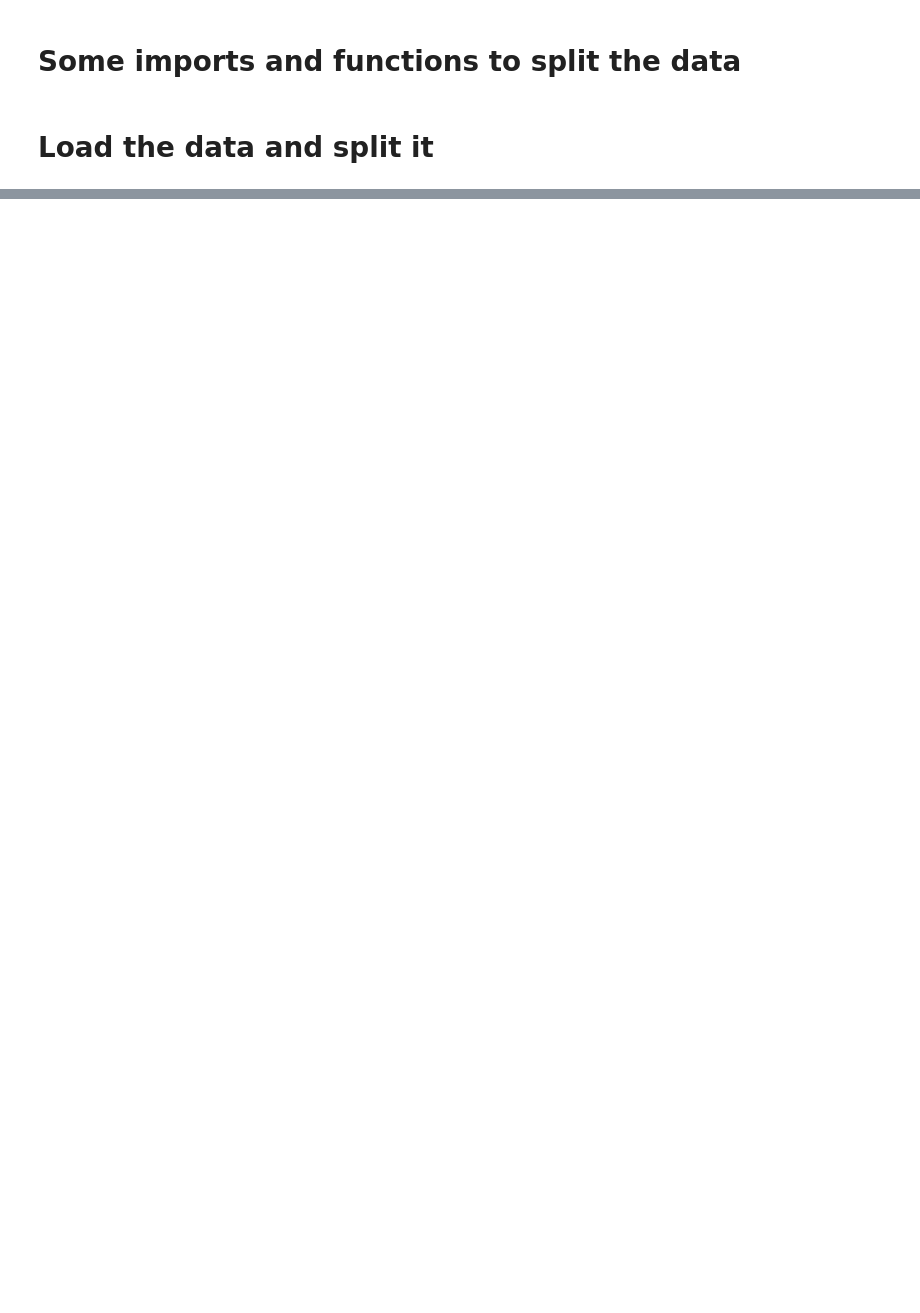
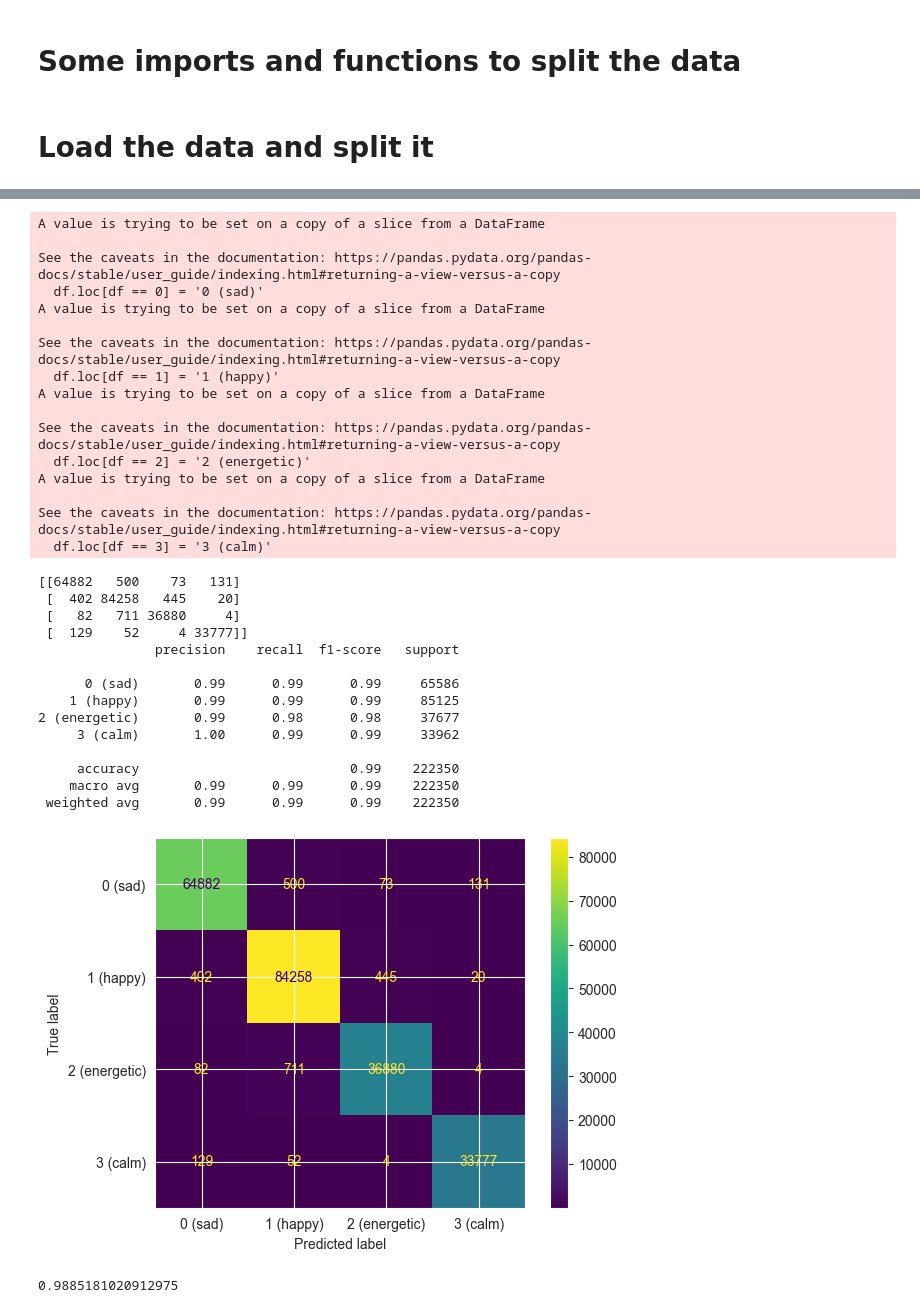
Before and after one commit to mr-perseus/ML-hacking-day, a Jupyter notebook: part-2-ml.ipynb, the cells around one changed output, grey strips where cells are left out. Cells and saved outputs as stored; diff of their text form; code cells hidden in the pictures; blank space fills up the shorter version.

```diff
--- a/part-2-ml.ipynb
+++ b/part-2-ml.ipynb
@@ -300,0 +440,57 @@ Fitting 3 folds for each of 3 candidates, totalling 9 fits
+# %%
+spotify_data_test_original = pd.read_csv(os.path.join('data', '278_labelled_uri_train.csv'))
+
+spotify_data_test = spotify_data_original.copy()
+
+spotify_data_test.loc[spotify_data_test['labels'] == 0, 'labels'] = '0 (sad)'
+spotify_data_test.loc[spotify_data_test['labels'] == 1, 'labels'] = '1 (happy)'
+spotify_data_test.loc[spotify_data_test['labels'] == 2, 'labels'] = '2 (energetic)'
+spotify_data_test.loc[spotify_data_test['labels'] == 3, 'labels'] = '3 (calm)'
+
+X_val = spotify_data_test.drop('labels', axis=1)
+y_val = spotify_data_test['labels']
+
+rename_labels(y_val)
+X_val.drop(columns=["uri", "Unnamed: 0", "Unnamed: 0.1", "Unnamed: 0.2"], inplace=True)
+
+y_test_pred = random_forest_pipeline.predict(X_val)
+print(confusion_matrix(y_val, y_test_pred))
+print(classification_report(y_val, y_test_pred))
+ConfusionMatrixDisplay.from_predictions(y_val, y_test_pred)
+plt.show()
+# %% [output]
+A value is trying to be set on a copy of a slice from a DataFrame
+
+See the caveats in the documentation: https://pandas.pydata.org/pandas-docs/stable/user_guide/indexing.html#returning-a-view-versus-a-copy
+  df.loc[df == 0] = '0 (sad)'
+A value is trying to be set on a copy of a slice from a DataFrame
+
+See the caveats in the documentation: https://pandas.pydata.org/pandas-docs/stable/user_guide/indexing.html#returning-a-view-versus-a-copy
+  df.loc[df == 1] = '1 (happy)'
+A value is trying to be set on a copy of a slice from a DataFrame
+
+See the caveats in the documentation: https://pandas.pydata.org/pandas-docs/stable/user_guide/indexing.html#returning-a-view-versus-a-copy
+  df.loc[df == 2] = '2 (energetic)'
+A value is trying to be set on a copy of a slice from a DataFrame
+
+See the caveats in the documentation: https://pandas.pydata.org/pandas-docs/stable/user_guide/indexing.html#returning-a-view-versus-a-copy
+  df.loc[df == 3] = '3 (calm)'
+[[64882   500    73   131]
+ [  402 84258   445    20]
+ [   82   711 36880     4]
+ [  129    52     4 33777]]
+               precision    recall  f1-score   support
+
+      0 (sad)       0.99      0.99      0.99     65586
+    1 (happy)       0.99      0.99      0.99     85125
+2 (energetic)       0.99      0.98      0.98     37677
+     3 (calm)       1.00      0.99      0.99     33962
+
+     accuracy                           0.99    222350
+    macro avg       0.99      0.99      0.99    222350
+ weighted avg       0.99      0.99      0.99    222350
+[figure, added]
+# %%
+print(random_forest_pipeline.score(X_val, y_val))
+# %% [output]
+0.9885181020912975
```
Also changed, not shown: parts of 38 cells of this notebook, 1 other file.
